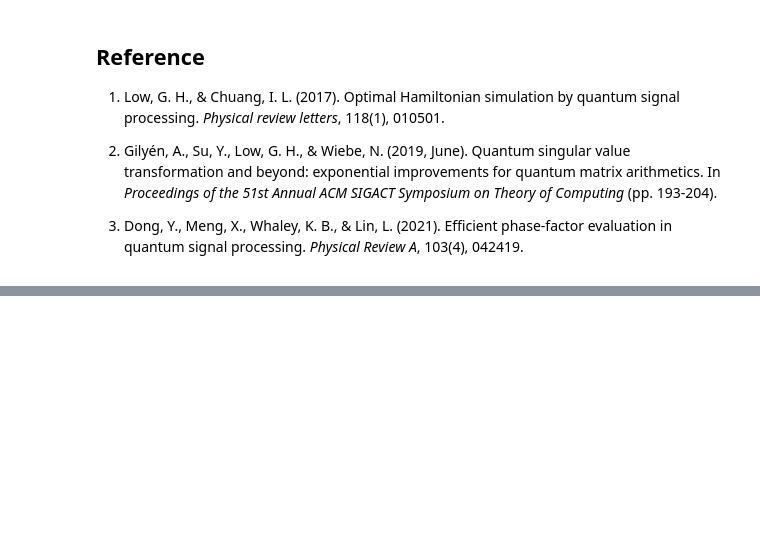
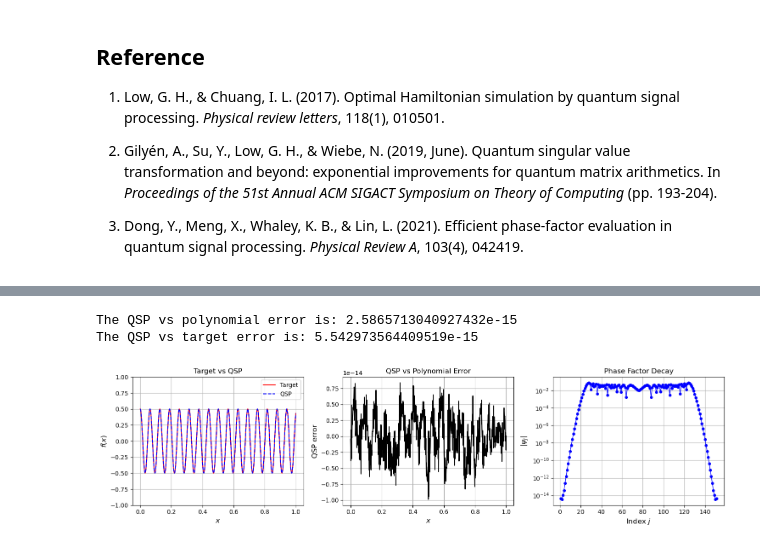
Before and after one commit to qsppack/pyqsppack, a Jupyter notebook: docs/source/examples/hamiltonian_simulation.ipynb, the cells around one changed output, grey strips where cells are left out. Drawn from its saved outputs; the diff is of its cells as text; code cells hidden in the pictures; blank space fills up the shorter version.

Commit message:
add plots for hamiltonian simulation

```diff
--- a/docs/source/examples/hamiltonian_simulation.ipynb
+++ b/docs/source/examples/hamiltonian_simulation.ipynb
@@ -101,0 +145,55 @@ The residual error is
+# %%
+# Evaluate the functions for comparison
+xlist = np.linspace(0, 1, 1000)
+targ_value = targ(xlist)
+func_value = chebval(xlist, coef_high)  # Polynomial approximation
+QSP_value_high = get_entry(xlist, phi_proc_high, out_high)
+
+# Calculate errors
+poly_error = np.linalg.norm(QSP_value_high - func_value, 1) / len(xlist)
+qsp_error = np.linalg.norm(QSP_value_high - targ_value, 1) / len(xlist)
+
+print('The QSP vs polynomial error is:', poly_error)
+print('The QSP vs target error is:', qsp_error)
+
+# Prepare phase factors with pi/4 removed from both ends
+phi_shift = phi_proc_high.copy()
+phi_shift[0] = phi_shift[0] - np.pi/4
+phi_shift[-1] = phi_shift[-1] - np.pi/4
+# %% [output]
+The QSP vs polynomial error is: 2.5865713040927432e-15
+The QSP vs target error is: 5.542973564409519e-15
+# %%
+# Generate the three-subplot figure matching the MATLAB version
+fig, axes = plt.subplots(1, 3, figsize=(15, 4))
+
+# Left subplot: polynomial approximation vs actual function
+axes[0].plot(xlist, targ_value, 'r-', linewidth=1.5, label='Target')
+axes[0].plot(xlist, QSP_value_high, 'b--', linewidth=1.5, label='QSP')
+axes[0].set_xlabel('$x$', fontsize=12)
+axes[0].set_ylabel('$f(x)$', fontsize=12)
+axes[0].set_ylim([-1, 1])
+axes[0].legend(loc='best')
+axes[0].grid(True)
+axes[0].set_title('Target vs QSP')
+
+# Middle subplot: error between QSP and polynomial approximation
+axes[1].plot(xlist, QSP_value_high - func_value, 'k-', linewidth=1.5)
+axes[1].set_xlabel('$x$', fontsize=12)
+axes[1].set_ylabel('QSP error', fontsize=12)
+axes[1].grid(True)
+axes[1].set_title('QSP vs Polynomial Error')
+
+# Right subplot: phase factors (after removing pi/4 factor) on log scale
+axes[2].semilogy(range(1, len(phi_shift)+1), np.abs(phi_shift), 'bo-', markersize=4, linewidth=1)
+axes[2].set_xlabel('Index $j$', fontsize=12)
+axes[2].set_ylabel('$|\\psi_j|$', fontsize=12)
+axes[2].grid(True)
+axes[2].set_title('Phase Factor Decay')
+
+plt.tight_layout()
+# plt.savefig('qsp_cos100x.png', dpi=300, bbox_inches='tight')
+# print(f"Figure saved as 'qsp_cos100x.png'")
+plt.show()
+# %% [output]
+[figure, added]
```
Also changed, not shown: parts of 4 cells of this notebook.
